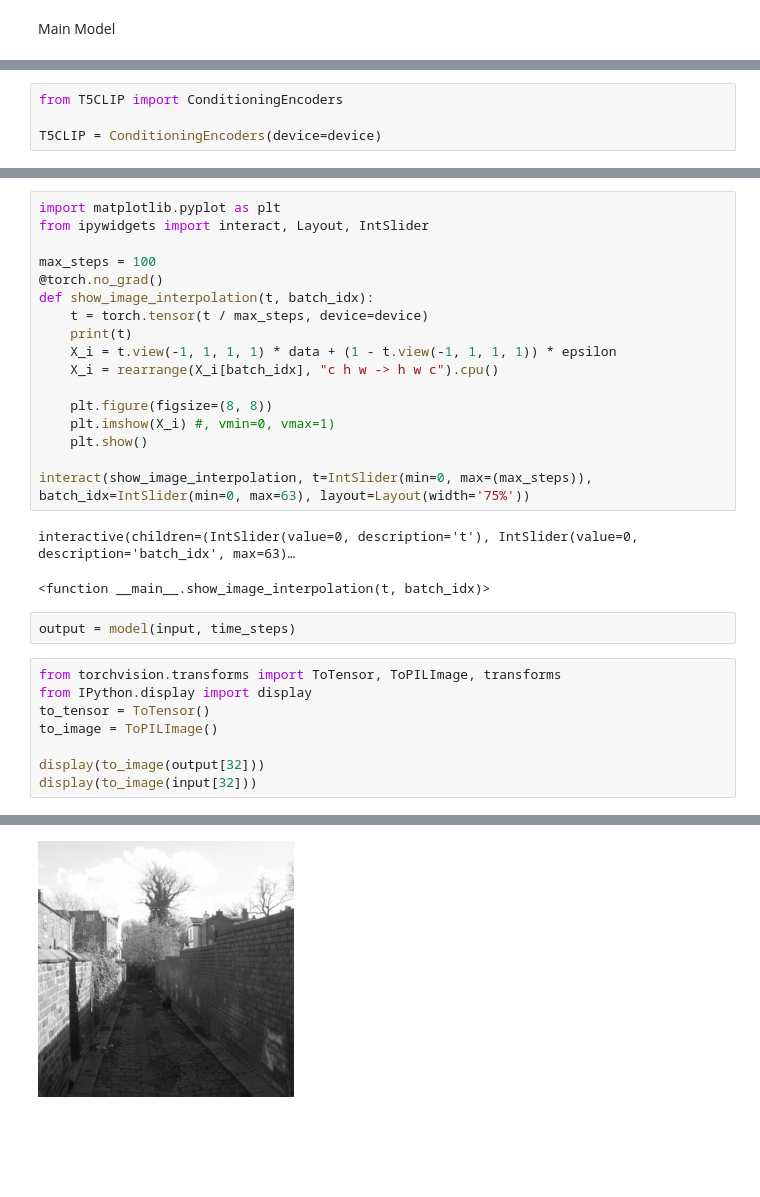
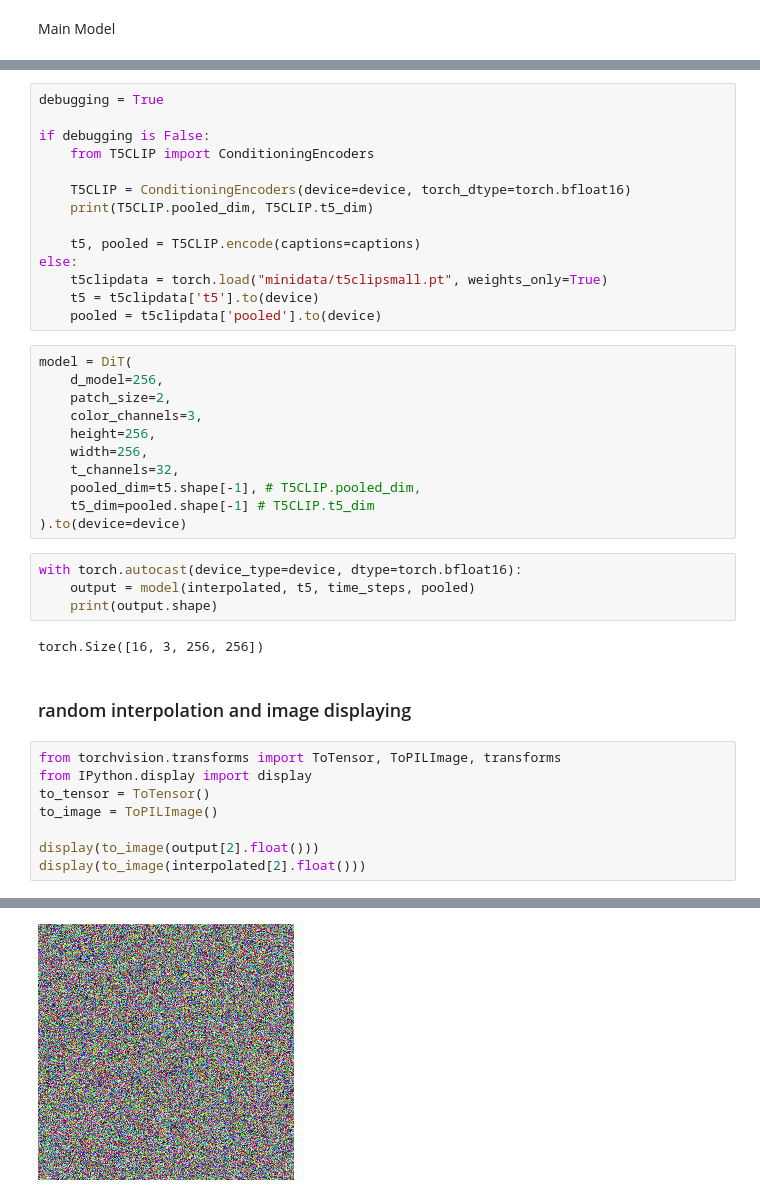
Before and after one commit to someonecantcode/diffusion-transformer, a Jupyter notebook: diffusion/dit.ipynb, the cells around one changed output, grey strips where cells are left out. Drawn from its saved outputs; the diff is of its cells as text; blank space fills up the shorter version.

Commit message:
mmDiTBlock general structure done and reduced prints for loading T5 and CLIP models.
next steps: Positional embedding and attention block.

```diff
--- a/diffusion/dit.ipynb
+++ b/diffusion/dit.ipynb
@@ -180,4 +233,0 @@ time_steps = torch.rand(data.size(0), device=device)
-# %%
-from T5CLIP import ConditioningEncoders
-
-T5CLIP = ConditioningEncoders(device=device)
@@ -222,31 +234,42 @@ torch.Size([64, 3, 256, 256])
-# %%
-import matplotlib.pyplot as plt
-from ipywidgets import interact, Layout, IntSlider
-
-max_steps = 100
-@torch.no_grad()
-def show_image_interpolation(t, batch_idx):
-    t = torch.tensor(t / max_steps, device=device)
-    print(t)
-    X_i = t.view(-1, 1, 1, 1) * data + (1 - t.view(-1, 1, 1, 1)) * epsilon
-    X_i = rearrange(X_i[batch_idx], "c h w -> h w c").cpu()
-
-    plt.figure(figsize=(8, 8))
-    plt.imshow(X_i) #, vmin=0, vmax=1)
-    plt.show()
-
-interact(show_image_interpolation, t=IntSlider(min=0, max=(max_steps)), batch_idx=IntSlider(min=0, max=63), layout=Layout(width='75%'))
-# %% [output]
-interactive(children=(IntSlider(value=0, description='t'), IntSlider(value=0, description='batch_idx', max=63)…
-<function __main__.show_image_interpolation(t, batch_idx)>
+# %%
+debugging = True
+
+if debugging is False:
+    from T5CLIP import ConditioningEncoders
+
+    T5CLIP = ConditioningEncoders(device=device, torch_dtype=torch.bfloat16)
+    print(T5CLIP.pooled_dim, T5CLIP.t5_dim)
+
+    t5, pooled = T5CLIP.encode(captions=captions)
+else:
+    t5clipdata = torch.load("minidata/t5clipsmall.pt", weights_only=True)
+    t5 = t5clipdata['t5'].to(device)
+    pooled = t5clipdata['pooled'].to(device)
+# %%
+model = DiT(
+    d_model=256,
+    patch_size=2,
+    color_channels=3,
+    height=256,
+    width=256,
+    t_channels=32,
+    pooled_dim=t5.shape[-1], # T5CLIP.pooled_dim,
+    t5_dim=pooled.shape[-1] # T5CLIP.t5_dim
+).to(device=device)
 # %%
-output = model(input, time_steps)
+with torch.autocast(device_type=device, dtype=torch.bfloat16):
+    output = model(interpolated, t5, time_steps, pooled)
+    print(output.shape)
+# %% [output]
+torch.Size([16, 3, 256, 256])
+# %% [markdown]
+### random interpolation and image displaying
 # %%
 from torchvision.transforms import ToTensor, ToPILImage, transforms
 from IPython.display import display
 to_tensor = ToTensor()
 to_image = ToPILImage()
 
-display(to_image(output[32]))
-display(to_image(input[32]))
+display(to_image(output[2].float()))
+display(to_image(interpolated[2].float()))
 # %% [output]
@@ -254 +277 @@ display(to_image(input[32]))
-[figure, old version]
+[figure, new version]
```
Also changed, not shown: parts of 15 cells of this notebook, 1 other file.
